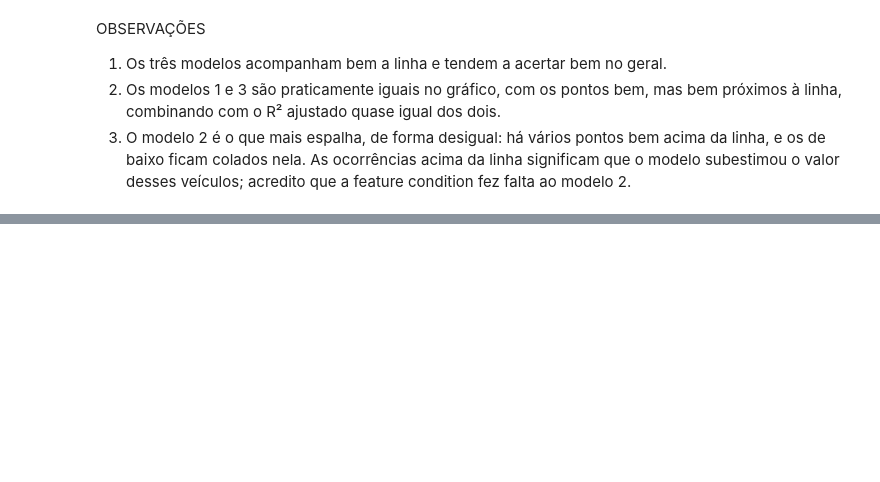
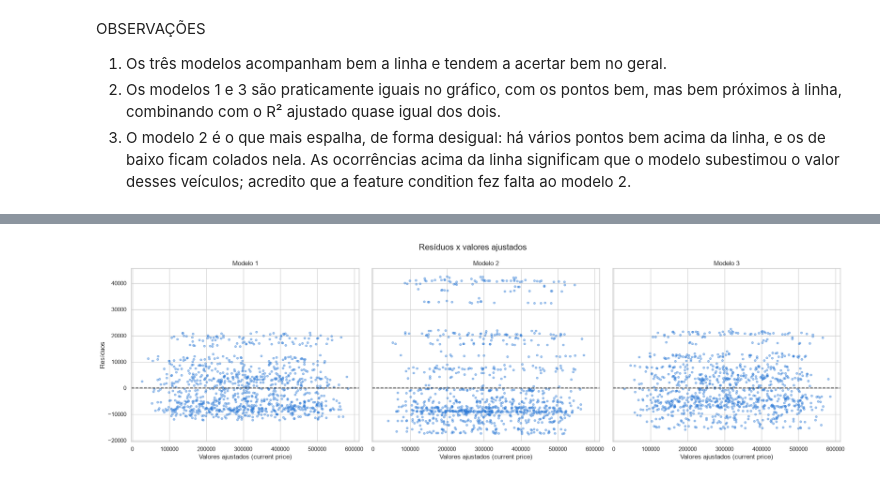
Before and after one commit to joaopdroslv/modelos-de-regressao-pucminas, a Jupyter notebook: Atividades/Lista_1/notebooks/Lista_1 - Análises.ipynb, the cells around one changed output, grey strips where cells are left out. Drawn from its saved outputs; the diff is of its cells as text; code cells hidden in the pictures; blank space fills up the shorter version.

Commit message:
section 2.4 (residual analysis) of Lista_1 finished

```diff
--- a/Atividades/Lista_1/notebooks/Lista_1 - Análises.ipynb
+++ b/Atividades/Lista_1/notebooks/Lista_1 - Análises.ipynb
@@ -1369,0 +1378,15 @@ OBSERVAÇÕES
+# %%
+fig, axes = plt.subplots(1, 3, figsize=(20, 6), sharex=True, sharey=True)
+
+for ax, (nome, modelo) in zip(axes, modelos_carros.items()):
+    ax.scatter(modelo.fittedvalues, modelo.resid, color=cor, alpha=0.4, s=15)
+    ax.axhline(y=0, color='black', linestyle='--')
+    ax.set_title(nome)
+    ax.set_xlabel('Valores ajustados (current price)')
+
+axes[0].set_ylabel('Resíduos')
+fig.suptitle('Resíduos x valores ajustados', fontsize=16)
+plt.tight_layout()
+plt.show()
+# %% [output]
+[figure, added]
```
Also changed, not shown: parts of 9 cells of this notebook.
